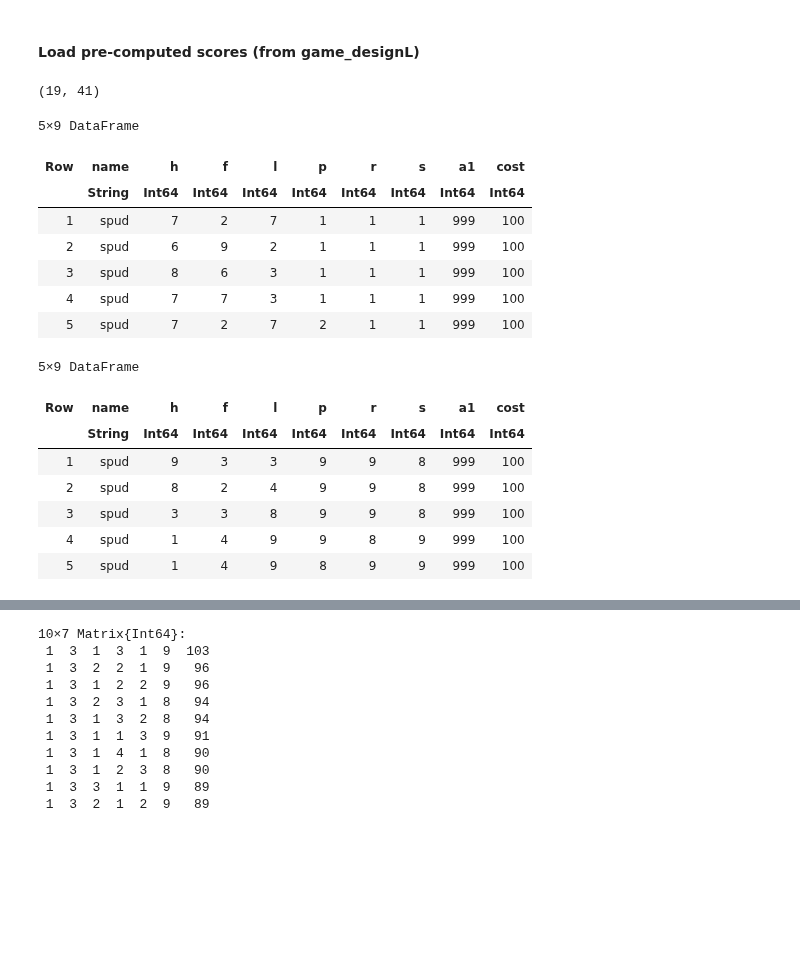
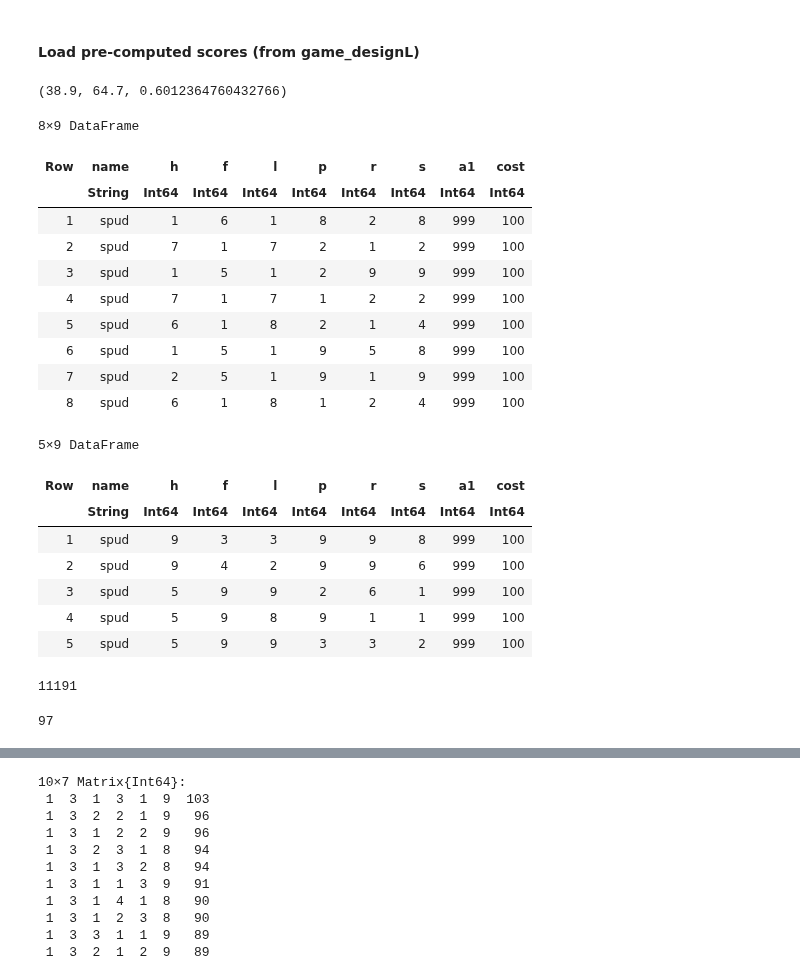
Before and after one commit to snarles/misc, a Jupyter notebook: spuds/SpudParts2e.ipynb, the cells around one changed output, grey strips where cells are left out. Cells and saved outputs as stored; diff of their text form; code cells hidden in the pictures; blank space fills up the shorter version.

Commit message:
simple bases and jobs, weighted sum constraint

```diff
--- a/spuds/SpudParts2e.ipynb
+++ b/spuds/SpudParts2e.ipynb
@@ -824,20 +825,23 @@ scores = matread("scores_sq300.mat")["scores"];
 # %%
-global_ne = get_spuds_with_value(scores, 100, 100);
-sums = [sum(spud_to_vec(s)) for s in global_ne];
-minimum(sums), maximum(sums)
+wt = [3.0,3.0,1.5,0.8,1.0,1.0]
+sums = [sum(spud_to_vec(s) .* wt) for s in global_ne];
+minimum(sums), maximum(sums), minimum(sums)/maximum(sums)
 # %% [output]
-(19, 41)
+(38.9, 64.7, 0.6012364760432766)
 # %%
-spuds_to_df(global_ne[sortperm(sums)[1:5]])
+spuds_to_df(global_ne[sortperm(sums)[1:8]])
 # %% [output]
-5×9 DataFrame
+8×9 DataFrame
 | Row | name | h | f | l | p | r | s | a1 | cost |
 |  | String | Int64 | Int64 | Int64 | Int64 | Int64 | Int64 | Int64 | Int64 |
-| 1 | spud | 7 | 2 | 7 | 1 | 1 | 1 | 999 | 100 |
-| 2 | spud | 6 | 9 | 2 | 1 | 1 | 1 | 999 | 100 |
-| 3 | spud | 8 | 6 | 3 | 1 | 1 | 1 | 999 | 100 |
-| 4 | spud | 7 | 7 | 3 | 1 | 1 | 1 | 999 | 100 |
-| 5 | spud | 7 | 2 | 7 | 2 | 1 | 1 | 999 | 100 |
+| 1 | spud | 1 | 6 | 1 | 8 | 2 | 8 | 999 | 100 |
+| 2 | spud | 7 | 1 | 7 | 2 | 1 | 2 | 999 | 100 |
+| 3 | spud | 1 | 5 | 1 | 2 | 9 | 9 | 999 | 100 |
+| 4 | spud | 7 | 1 | 7 | 1 | 2 | 2 | 999 | 100 |
+| 5 | spud | 6 | 1 | 8 | 2 | 1 | 4 | 999 | 100 |
+| 6 | spud | 1 | 5 | 1 | 9 | 5 | 8 | 999 | 100 |
+| 7 | spud | 2 | 5 | 1 | 9 | 1 | 9 | 999 | 100 |
+| 8 | spud | 6 | 1 | 8 | 1 | 2 | 4 | 999 | 100 |
 # %%
 spuds_to_df(global_ne[sortperm(-sums)[1:5]])
 # %% [output]
@@ -845,18 +849,25 @@ spuds_to_df(global_ne[sortperm(-sums)[1:5]])
 | Row | name | h | f | l | p | r | s | a1 | cost |
 |  | String | Int64 | Int64 | Int64 | Int64 | Int64 | Int64 | Int64 | Int64 |
 | 1 | spud | 9 | 3 | 3 | 9 | 9 | 8 | 999 | 100 |
-| 2 | spud | 8 | 2 | 4 | 9 | 9 | 8 | 999 | 100 |
-| 3 | spud | 3 | 3 | 8 | 9 | 9 | 8 | 999 | 100 |
-| 4 | spud | 1 | 4 | 9 | 9 | 8 | 9 | 999 | 100 |
-| 5 | spud | 1 | 4 | 9 | 8 | 9 | 9 | 999 | 100 |
+| 2 | spud | 9 | 4 | 2 | 9 | 9 | 6 | 999 | 100 |
+| 3 | spud | 5 | 9 | 9 | 2 | 6 | 1 | 999 | 100 |
+| 4 | spud | 5 | 9 | 8 | 9 | 1 | 1 | 999 | 100 |
+| 5 | spud | 5 | 9 | 9 | 3 | 3 | 2 | 999 | 100 |
 # %%
 # get all vectors with sum 18
 temp = findall(scores .>= -999);
-sums = [t[1]+t[2]+t[3]+t[4]+t[5]+t[6] for t in temp];
-temp = temp[sums .== 18];
+sums = [t[1]*wt[1]+t[2]*wt[2]+t[3]*wt[3]+t[4]*wt[4]+t[5]*wt[5]+t[6]*wt[6] for t in temp];
+temp = temp[sums .<= 37.2 .&& sums .>= 36];
 bases = map((x, i) -> Spud(string("b", i),x[1],x[2],x[3],x[4],x[5],x[6],ability_none,0), temp, 1:length(temp));
+length(bases)
+# %% [output]
+11191
 # %%
 base_vs = copy(transpose(reduce(hcat, map(spud_to_vec, bases))));
+# %%
+maximum([scores[CartesianIndex((base_vs[i, :]...))] for i in 1:size(base_vs)[1]])
+# %% [output]
+97
 # %%
 # consider a random target
 target = rand(global_ne)
```
Also changed, not shown: parts of 17 cells of this notebook.
